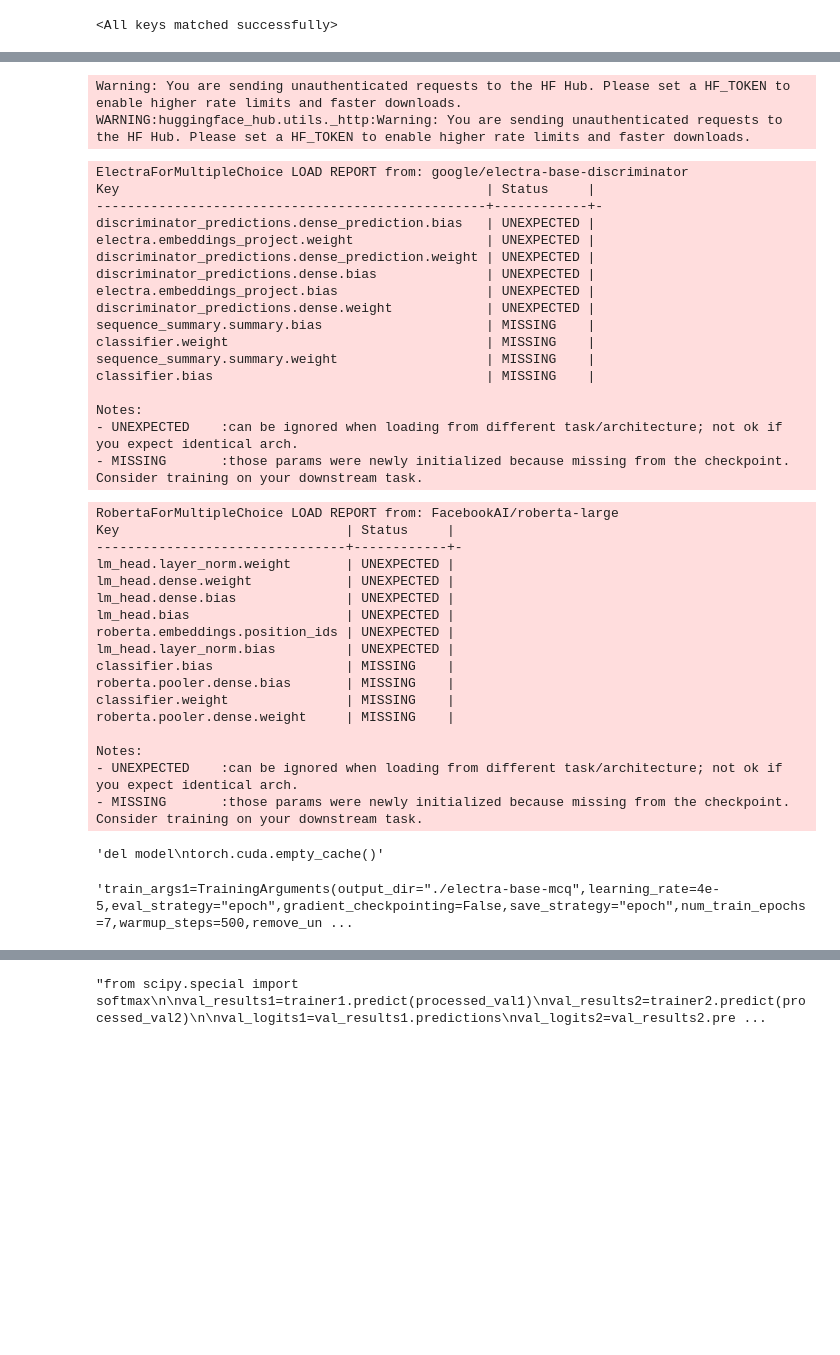
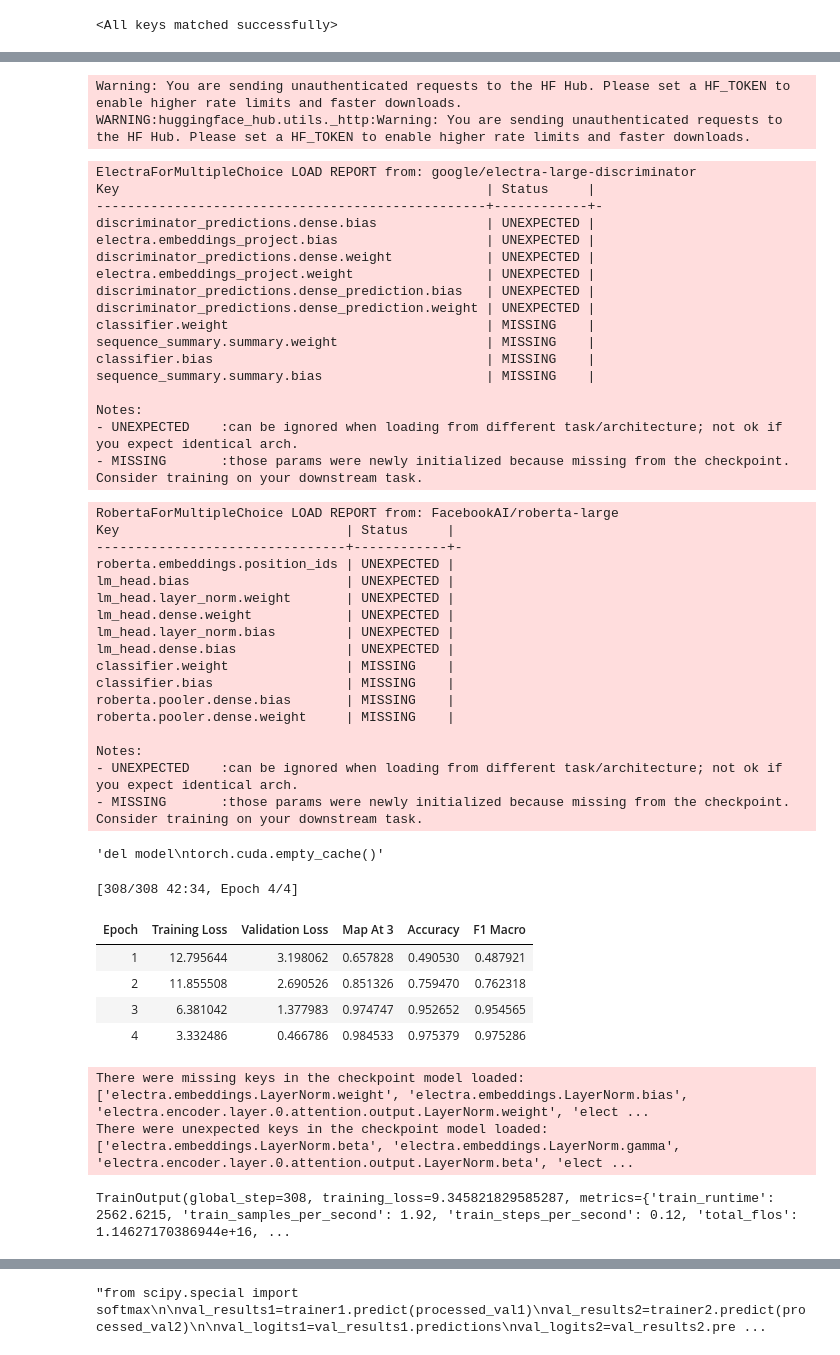
Before and after one commit to 24f2002314/DL-24f2002314-notebook-t22026, a Jupyter notebook: DL-24f2002314-notebook-t22026.ipynb, the cells around one changed output, grey strips where cells are left out. Drawn from its saved outputs; the diff is of its cells as text; code cells hidden in the pictures; blank space fills up the shorter version.

```diff
--- a/DL-24f2002314-notebook-t22026.ipynb
+++ b/DL-24f2002314-notebook-t22026.ipynb
@@ -141,0 +189,6 @@ def support_metrics(train_scores,val_scores):
+# %%
+for col in ['A','B','C','D','E']:
+    x_train[f'{col}_is_special']=x_train[col].apply(special_option)
+for col in ['A','B','C','D','E']:
+    x_train[f'{col}_is_special']=x_val[col].apply(special_option)
+x_train.head(12)
@@ -141,0 +210,23 @@ def support_metrics(train_scores,val_scores):
+# %%
+def length_rank_features(row):
+    option_cols=['A','B','C','D','E']
+    lengths={col:row[f'{col}_len'] for col in option_cols}
+    sorted_options=sorted(option_cols,key=lambda col:lengths[col],reverse=True)
+    ranks={}
+    for rank,col in enumerate(sorted_options):
+        ranks[f'{col}_len_rank']=rank
+    return pd.Series(ranks)
+
+rank_df_train=x_train.apply(length_rank_features,axis=1)
+x_train=pd.concat([x_train,rank_df_train],axis=1)
+
+rank_df_val=x_val.apply(length_rank_features,axis=1)
+x_val=pd.concat([x_val,rank_df_val],axis=1)
+# %%
+"""correct_when_special = 0
+for i in x_train[x_train[special_cols].any(axis=1)].index:
+    ans = y_train.loc[i]
+    if x_train.loc[i, f'{ans}_is_special'] == 1:
+        correct_when_special += 1
+
+print(f"Special option was correct in {correct_when_special} out of {mask.sum()} cases")"""
@@ -523,7 +616,7 @@ val_dataset=Dataset.from_pandas(x_v.reset_index(drop=True))
 from transformers import AutoModelForMultipleChoice,AutoTokenizer,TrainingArguments,Trainer
 import torch
 
-model_name1='google/electra-base-discriminator'
+model_name1='google/electra-large-discriminator'
 tokeniser1=AutoTokenizer.from_pretrained(model_name1)
 model1=AutoModelForMultipleChoice.from_pretrained(model_name1,ignore_mismatched_sizes=True)
 
@@ -550,19 +643,19 @@ processed_val2=val_dataset.map(lambda x:preprocessing(x,tokeniser2),batched=True
 # %% [output]
 Warning: You are sending unauthenticated requests to the HF Hub. Please set a HF_TOKEN to enable higher rate limits and faster downloads.
 WARNING:huggingface_hub.utils._http:Warning: You are sending unauthenticated requests to the HF Hub. Please set a HF_TOKEN to enable higher rate limits and faster downloads.
-ElectraForMultipleChoice LOAD REPORT from: google/electra-base-discriminator
+ElectraForMultipleChoice LOAD REPORT from: google/electra-large-discriminator
 Key                                               | Status     |
 --------------------------------------------------+------------+-
-discriminator_predictions.dense_prediction.bias   | UNEXPECTED |
-electra.embeddings_project.weight                 | UNEXPECTED |
-discriminator_predictions.dense_prediction.weight | UNEXPECTED |
 discriminator_predictions.dense.bias              | UNEXPECTED |
 electra.embeddings_project.bias                   | UNEXPECTED |
 discriminator_predictions.dense.weight            | UNEXPECTED |
-sequence_summary.summary.bias                     | MISSING    |
+electra.embeddings_project.weight                 | UNEXPECTED |
+discriminator_predictions.dense_prediction.bias   | UNEXPECTED |
+discriminator_predictions.dense_prediction.weight | UNEXPECTED |
 classifier.weight                                 | MISSING    |
 sequence_summary.summary.weight                   | MISSING    |
 classifier.bias                                   | MISSING    |
+sequence_summary.summary.bias                     | MISSING    |
 
 Notes:
 - UNEXPECTED    :can be ignored when loading from different task/architecture; not ok if you expect identical arch.
@@ -570,15 +663,15 @@ Notes:
 RobertaForMultipleChoice LOAD REPORT from: FacebookAI/roberta-large
 Key                             | Status     |
 --------------------------------+------------+-
+roberta.embeddings.position_ids | UNEXPECTED |
+lm_head.bias                    | UNEXPECTED |
 lm_head.layer_norm.weight       | UNEXPECTED |
 lm_head.dense.weight            | UNEXPECTED |
+lm_head.layer_norm.bias         | UNEXPECTED |
 lm_head.dense.bias              | UNEXPECTED |
-lm_head.bias                    | UNEXPECTED |
-roberta.embeddings.position_ids | UNEXPECTED |
-lm_head.layer_norm.bias         | UNEXPECTED |
+classifier.weight               | MISSING    |
 classifier.bias                 | MISSING    |
 roberta.pooler.dense.bias       | MISSING    |
-classifier.weight               | MISSING    |
 roberta.pooler.dense.weight     | MISSING    |
 
 Notes:
@@ -607,11 +700,19 @@ processed_val1.set_format(type="torch",columns=["input_ids","attention_mask","la
 processed_train2.set_format(type="torch",columns=["input_ids","attention_mask","label"])
 processed_val2.set_format(type="torch",columns=["input_ids","attention_mask","label"])
 # %%
-"""train_args1=TrainingArguments(output_dir="./electra-base-mcq",learning_rate=4e-5,eval_strategy="epoch",gradient_checkpointing=False,save_strategy="epoch",num_train_epochs=7,warmup_steps=500,remove_unused_columns=False,max_grad_norm=0.8,
-                             fp16=False,weight_decay=0.1,logging_steps=10,metric_for_best_model="map_at_3",per_device_train_batch_size=8,per_device_eval_batch_size=8,load_best_model_at_end=True)
+train_args1=TrainingArguments(output_dir="./electra-large-mcq",learning_rate=2e-5,eval_strategy="epoch",gradient_checkpointing=False,save_strategy="epoch",num_train_epochs=4,warmup_steps=500,remove_unused_columns=False,max_grad_norm=0.8,
+                             fp16=True,weight_decay=0.1,logging_steps=10,metric_for_best_model="map_at_3",per_device_train_batch_size=2,gradient_accumulation_steps=4,per_device_eval_batch_size=8,load_best_model_at_end=True)
 
 trainer1=Trainer(model=model1,args=train_args1,train_dataset=processed_train1,eval_dataset=processed_val1,compute_metrics=compute_metrics)
-trainer1.train()"""
+trainer1.train()
 # %% [output]
-'train_args1=TrainingArguments(output_dir="./electra-base-mcq",learning_rate=4e-5,eval_strategy="epoch",gradient_checkpointing=False,save_strategy="epoch",num_train_epochs=7,warmup_steps=500,remove_un ...
+[308/308 42:34, Epoch 4/4]
+| Epoch | Training Loss | Validation Loss | Map At 3 | Accuracy | F1 Macro |
+| 1 | 12.795644 | 3.198062 | 0.657828 | 0.490530 | 0.487921 |
+| 2 | 11.855508 | 2.690526 | 0.851326 | 0.759470 | 0.762318 |
+| 3 | 6.381042 | 1.377983 | 0.974747 | 0.952652 | 0.954565 |
+| 4 | 3.332486 | 0.466786 | 0.984533 | 0.975379 | 0.975286 |
+There were missing keys in the checkpoint model loaded: ['electra.embeddings.LayerNorm.weight', 'electra.embeddings.LayerNorm.bias', 'electra.encoder.layer.0.attention.output.LayerNorm.weight', 'elect ...
+There were unexpected keys in the checkpoint model loaded: ['electra.embeddings.LayerNorm.beta', 'electra.embeddings.LayerNorm.gamma', 'electra.encoder.layer.0.attention.output.LayerNorm.beta', 'elect ...
+TrainOutput(global_step=308, training_loss=9.345821829585287, metrics={'train_runtime': 2562.6215, 'train_samples_per_second': 1.92, 'train_steps_per_second': 0.12, 'total_flos': 1.14627170386944e+16, ...
 # %%
```
Also changed, not shown: parts of 13 cells of this notebook.
